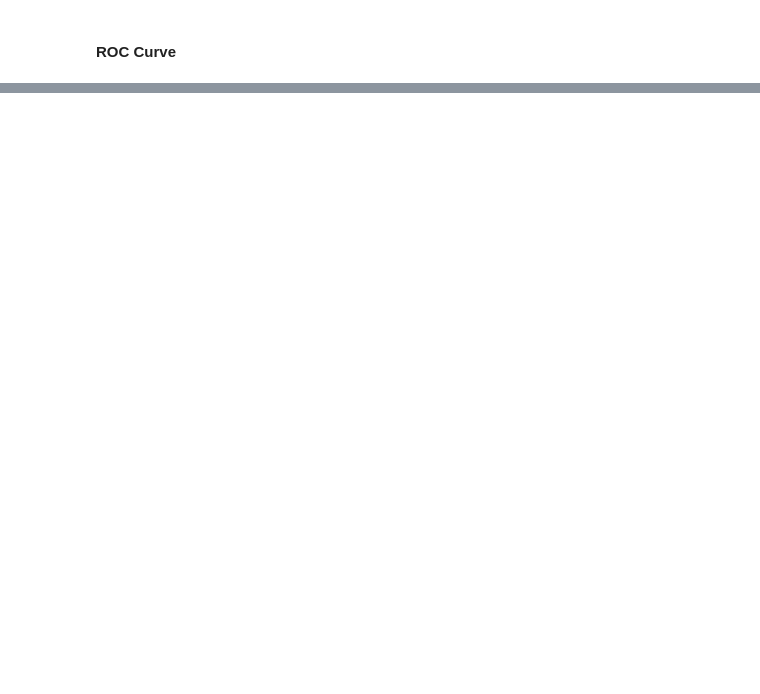
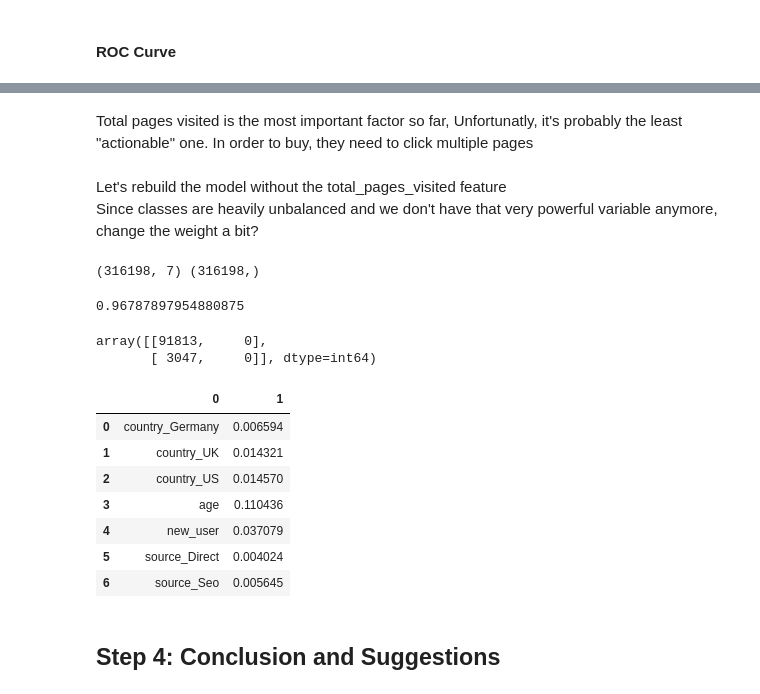
Before and after one commit to forestshen/Case-Study-Data-Analysis-Machine-Learning-with-Python, a Jupyter notebook: Conversion Rate.ipynb, the cells around one changed output, grey strips where cells are left out. Cells and saved outputs as stored; diff of their text form; code cells hidden in the pictures; blank space fills up the shorter version.

```diff
--- a/Conversion Rate.ipynb
+++ b/Conversion Rate.ipynb
@@ -390,0 +502,5 @@ plt.legend(loc="lower right")
+# %%
+# Create a random forest Classifier. By convention, clf means 'Classifier'
+clf = RandomForestClassifier(n_jobs = 2, random_state =0)
+# %%
+clf.fit(X_train, y_train)
@@ -390,0 +583,14 @@ plt.legend(loc="lower right")
+# %% [markdown]
+Total pages visited is the most important factor so far, Unfortunatly, it's probably the least "actionable" one. In order to buy, they need to click multiple pages<br>
+# %% [markdown]
+Let's rebuild the model without the total_pages_visited feature<br>
+Since classes are heavily unbalanced and we don't have that very powerful variable anymore, change the weight a bit?
+# %%
+new_feature_col = ['country_Germany', 'country_UK', 'country_US','age', 'new_user','source_Direct', \
+               'source_Seo']
+# %%
+X = conversion[new_feature_col]
+y = conversion['converted']
+print (X.shape,y.shape)
+# %% [output]
+(316198, 7) (316198,)
@@ -390,0 +603,26 @@ plt.legend(loc="lower right")
+# %%
+# new test accuracy score
+metrics.accuracy_score(y_test, y_pred)
+# %% [output]
+0.96787897954880875
+# %%
+# new confusion matrix
+from sklearn.metrics import confusion_matrix
+confusion_matrix(y_test,y_pred)
+# %% [output]
+array([[91813,     0],
+       [ 3047,     0]], dtype=int64)
+# %%
+# feature importance
+pd.DataFrame(list(zip(X.columns,clf.feature_importances_)))
+# %% [output]
+|  | 0 | 1 |
+| 0 | country_Germany | 0.006594 |
+| 1 | country_UK | 0.014321 |
+| 2 | country_US | 0.014570 |
+| 3 | age | 0.110436 |
+| 4 | new_user | 0.037079 |
+| 5 | source_Direct | 0.004024 |
+| 6 | source_Seo | 0.005645 |
+# %% [markdown]
+## Step 4: Conclusion and Suggestions
```
Also changed, not shown: parts of 52 cells of this notebook.
